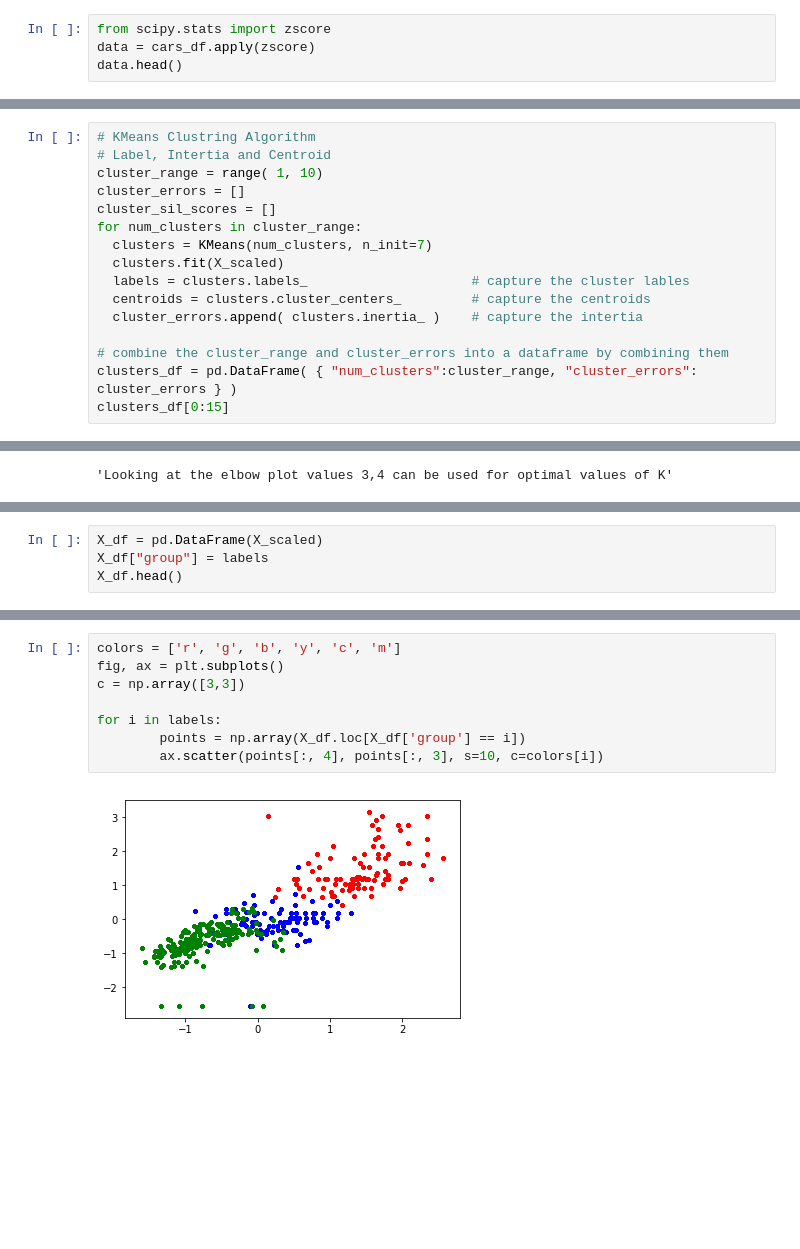
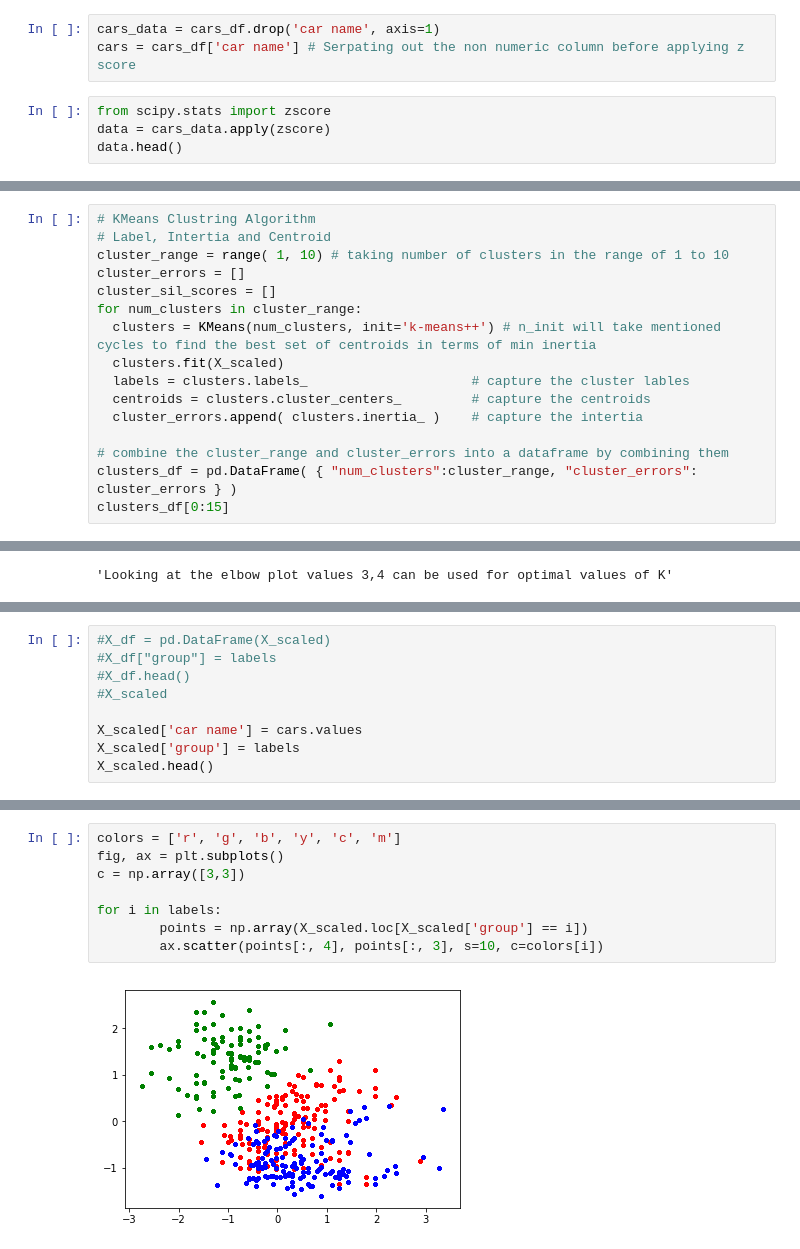
Before and after one commit to GreatLearningAIML1/pune-july19-batch-sushilthora, a Jupyter notebook: Unsupervised Learning_R4_Cars_datasets_Clustering.ipynb, the cells around one changed output, grey strips where cells are left out. Saved outputs shown, nothing was run; the diff lists cells and outputs as text; blank space fills up the shorter version.

Commit message:
Project Unsupervised learning for cars dataset.
Kmeans , Hierarical clustering

```diff
--- a/Unsupervised Learning_R4_Cars_datasets_Clustering.ipynb
+++ b/Unsupervised Learning_R4_Cars_datasets_Clustering.ipynb
@@ -81,5 +69,8 @@ cars_df['car name'] = pd.Categorical(cars_df['car name']).codes
+# %%
+cars_data = cars_df.drop('car name', axis=1)
+cars = cars_df['car name'] # Serpating out the non numeric column before applying z score
 # %%
 from scipy.stats import zscore
-data = cars_df.apply(zscore)
+data = cars_data.apply(zscore)
 data.head()
 # %% [output]
@@ -116,11 +93,11 @@ X_scaled
 # %%
 # KMeans Clustring Algorithm
 # Label, Intertia and Centroid
-cluster_range = range( 1, 10)
+cluster_range = range( 1, 10) # taking number of clusters in the range of 1 to 10
 cluster_errors = []
 cluster_sil_scores = []
 for num_clusters in cluster_range:
-  clusters = KMeans(num_clusters, n_init=7)
+  clusters = KMeans(num_clusters, init='k-means++') # n_init will take mentioned cycles to find the best set of centroids in terms of min inertia
   clusters.fit(X_scaled)
   labels = clusters.labels_                     # capture the cluster lables
   centroids = clusters.cluster_centers_         # capture the centroids
@@ -195,5 +172,10 @@ centroid_df
 # %%
-X_df = pd.DataFrame(X_scaled)
-X_df["group"] = labels
-X_df.head()
+#X_df = pd.DataFrame(X_scaled)
+#X_df["group"] = labels
+#X_df.head()
+#X_scaled
+
+X_scaled['car name'] = cars.values
+X_scaled['group'] = labels
+X_scaled.head()
 # %% [output]
@@ -236,10 +202,10 @@ concat_data.boxplot(by = 'group', layout=(3,4), figsize=(15, 40));'''
 # %%
 colors = ['r', 'g', 'b', 'y', 'c', 'm']
 fig, ax = plt.subplots()
 c = np.array([3,3])
 
 for i in labels:
-        points = np.array(X_df.loc[X_df['group'] == i])
+        points = np.array(X_scaled.loc[X_scaled['group'] == i])
         ax.scatter(points[:, 4], points[:, 3], s=10, c=colors[i])
 # %% [output]
-[figure, old version]
+[figure, new version]
```
Also changed, not shown: parts of 29 cells of this notebook.
